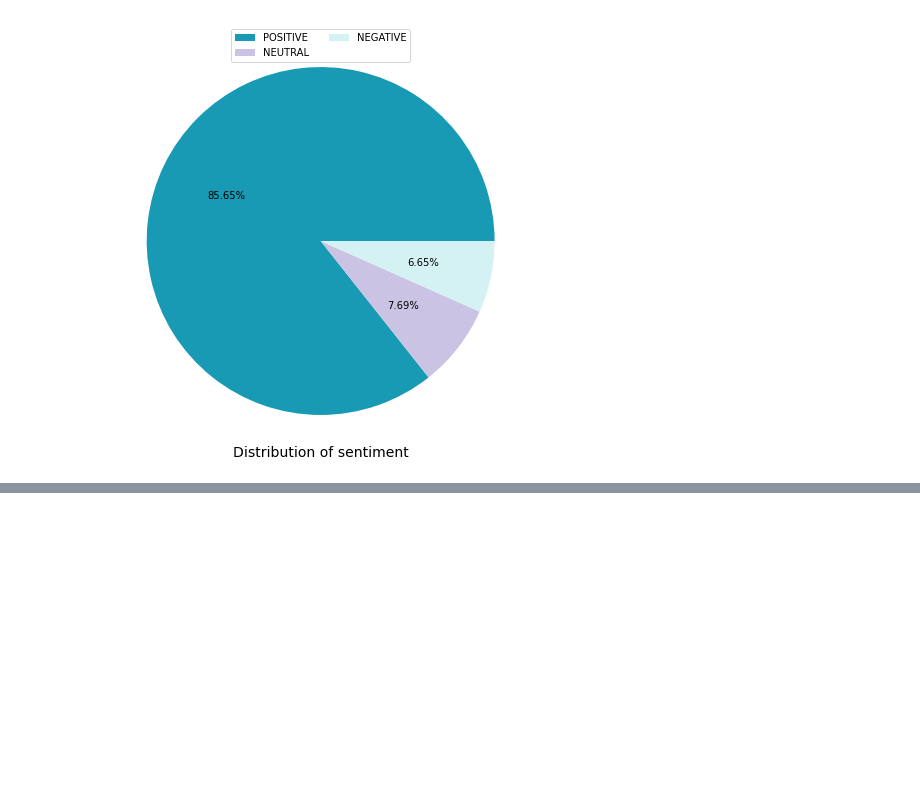
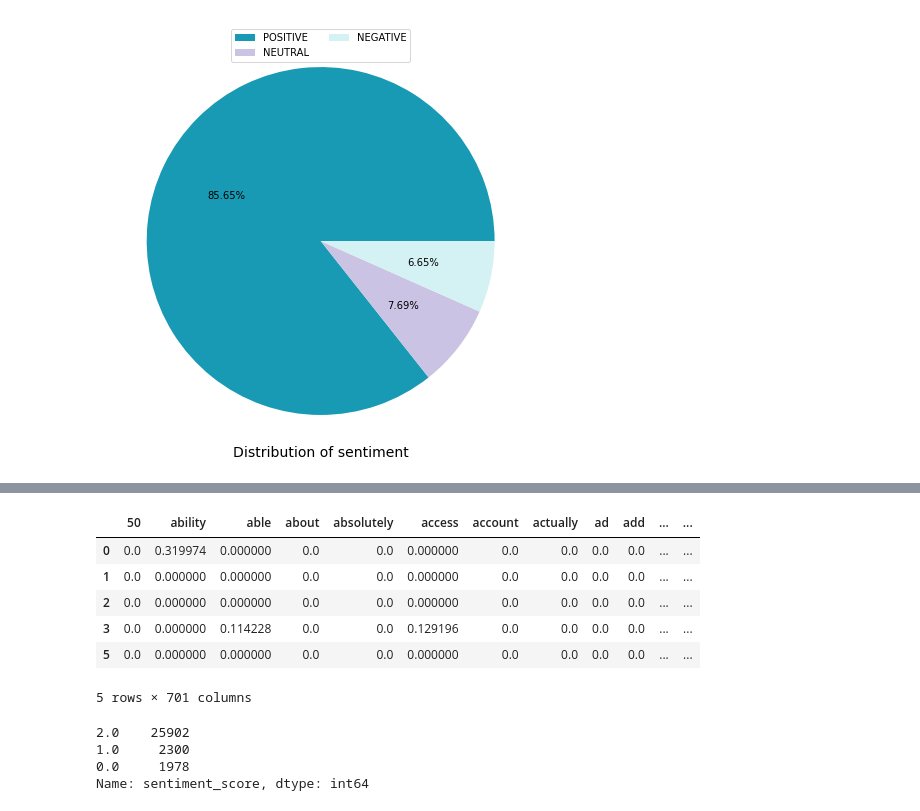
Before and after one commit to unnissamehr/imageprocessiing, a Jupyter notebook: APR.ipynb, the cells around one changed output, grey strips where cells are left out. Saved outputs shown, nothing was run; the diff lists cells and outputs as text; code cells hidden in the pictures; blank space fills up the shorter version.

```diff
--- a/APR.ipynb
+++ b/APR.ipynb
@@ -365,0 +627,19 @@ plt.show()
+# %%
+yy = pd.DataFrame(y_train)
+train_data = pd.concat([X_train, yy],axis=1)
+train_data.head()
+# %% [output]
+|  | 50 | ability | able | about | absolutely | access | account | actually | ad | add | ... | ... |
+| 0 | 0.0 | 0.319974 | 0.000000 | 0.0 | 0.0 | 0.000000 | 0.0 | 0.0 | 0.0 | 0.0 | ... | ... |
+| 1 | 0.0 | 0.000000 | 0.000000 | 0.0 | 0.0 | 0.000000 | 0.0 | 0.0 | 0.0 | 0.0 | ... | ... |
+| 2 | 0.0 | 0.000000 | 0.000000 | 0.0 | 0.0 | 0.000000 | 0.0 | 0.0 | 0.0 | 0.0 | ... | ... |
+| 3 | 0.0 | 0.000000 | 0.114228 | 0.0 | 0.0 | 0.129196 | 0.0 | 0.0 | 0.0 | 0.0 | ... | ... |
+| 5 | 0.0 | 0.000000 | 0.000000 | 0.0 | 0.0 | 0.000000 | 0.0 | 0.0 | 0.0 | 0.0 | ... | ... |
+5 rows × 701 columns
+# %%
+train_data['sentiment_score'].value_counts()
+# %% [output]
+2.0    25902
+1.0     2300
+0.0     1978
+Name: sentiment_score, dtype: int64
```
Also changed, not shown: parts of 35 cells of this notebook.
